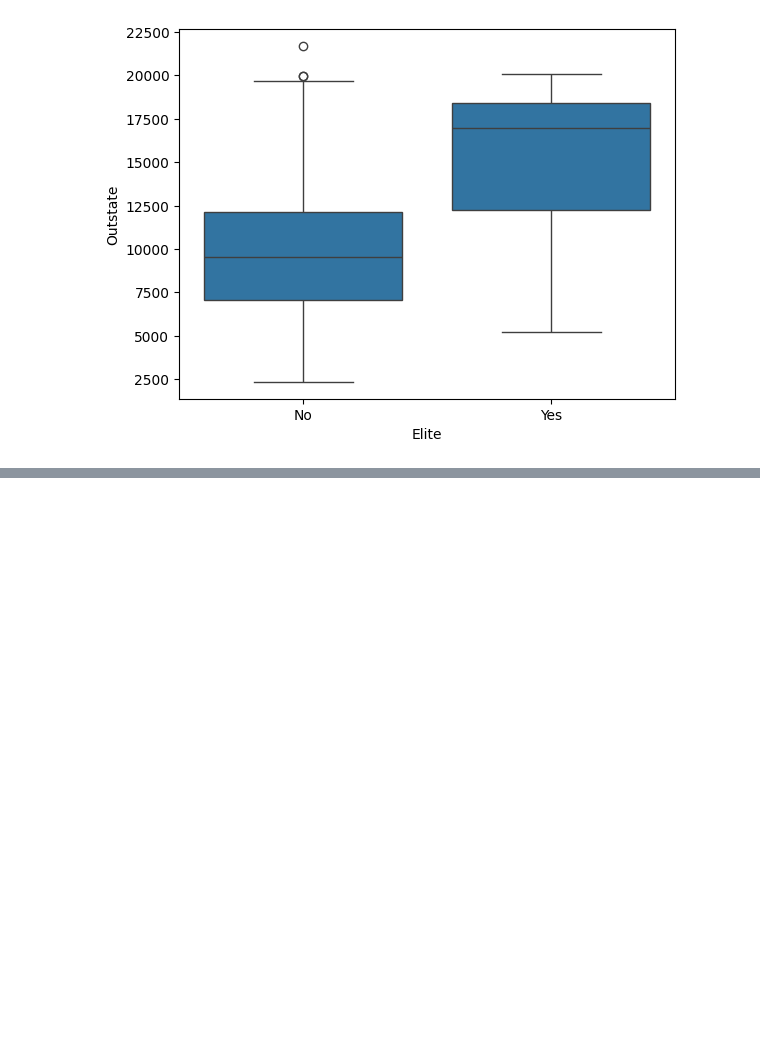
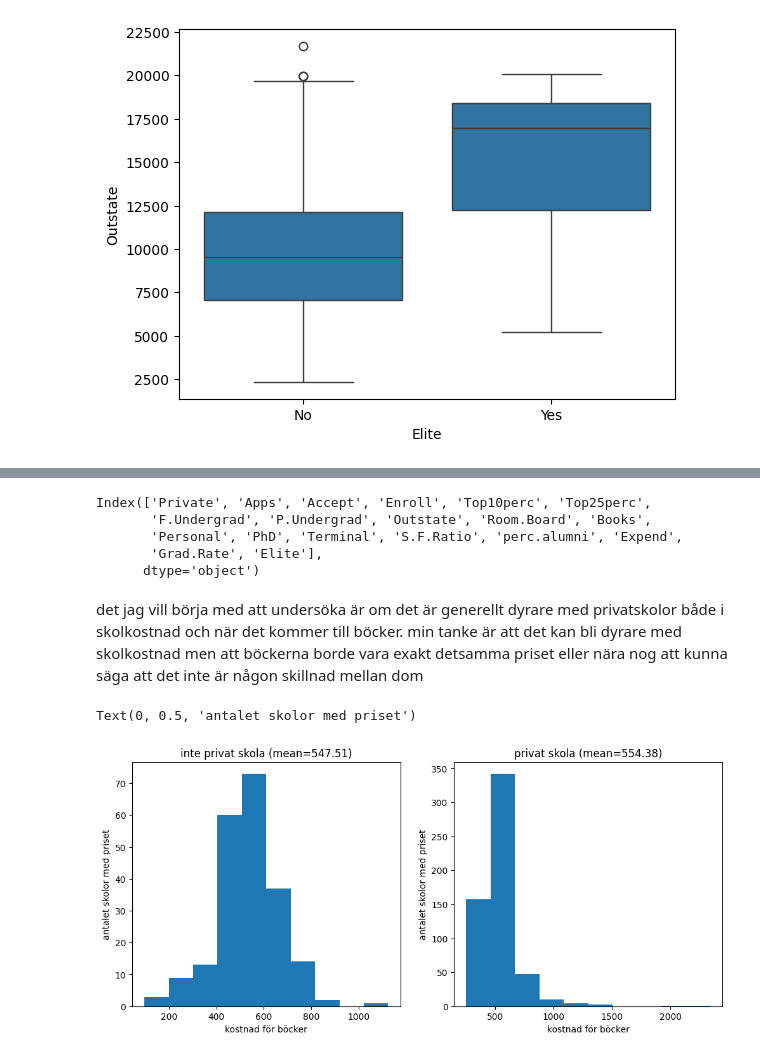
Before and after one commit to zebastian1996/python-programming-ZEBASTIAN-ANDERSSON, a Jupyter notebook: databehandling/lab/labb.ipynb, the cells around one changed output, grey strips where cells are left out. Cells and saved outputs as stored; diff of their text form; code cells hidden in the pictures; blank space fills up the shorter version.

```diff
--- a/databehandling/lab/labb.ipynb
+++ b/databehandling/lab/labb.ipynb
@@ -119,0 +134,28 @@ G)
+# %%
+college.columns
+# %% [output]
+Index(['Private', 'Apps', 'Accept', 'Enroll', 'Top10perc', 'Top25perc',
+       'F.Undergrad', 'P.Undergrad', 'Outstate', 'Room.Board', 'Books',
+       'Personal', 'PhD', 'Terminal', 'S.F.Ratio', 'perc.alumni', 'Expend',
+       'Grad.Rate', 'Elite'],
+      dtype='object')
+# %% [markdown]
+det jag vill börja med att undersöka är om det är generellt dyrare med privatskolor både i skolkostnad och när det kommer till böcker. min tanke är att det kan bli dyrare med skolkostnad men att böckerna borde vara exakt detsamma priset eller nära nog att kunna säga att det inte är någon skillnad mellan dom
+# %%
+y = college[college["Private"] == "No"]["Books"].mean().round(2)
+x = college[college["Private"] == "Yes"]["Books"].mean().round(2)
+
+fig, axes = plt.subplots(1, 2, figsize=(12, 5))
+
+axes[0].hist(college[college["Private"] == "No"]["Books"])
+axes[0].set_title(f"inte privat skola (mean={x})")
+axes[0].set_xlabel("kostnad för böcker")
+axes[0].set_ylabel("antalet skolor med priset")
+
+axes[1].hist(college[college["Private"] == "Yes"]["Books"])
+axes[1].set_title(f"privat skola (mean={y})")
+axes[1].set_xlabel("kostnad för böcker")
+axes[1].set_ylabel("antalet skolor med priset")
+# %% [output]
+Text(0, 0.5, 'antalet skolor med priset')
+[figure, added]
```
Also changed, not shown: parts of 21 cells of this notebook.
